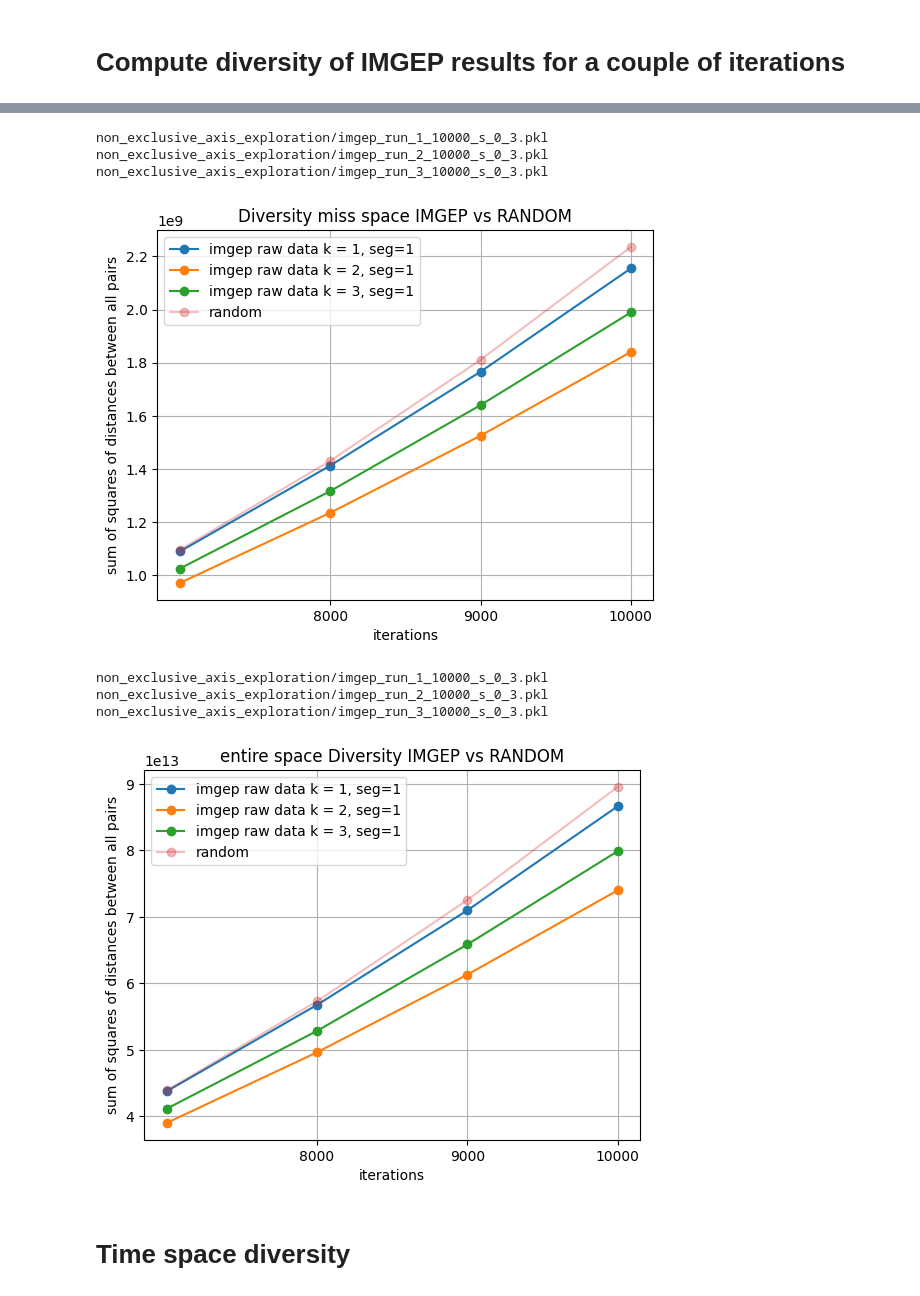
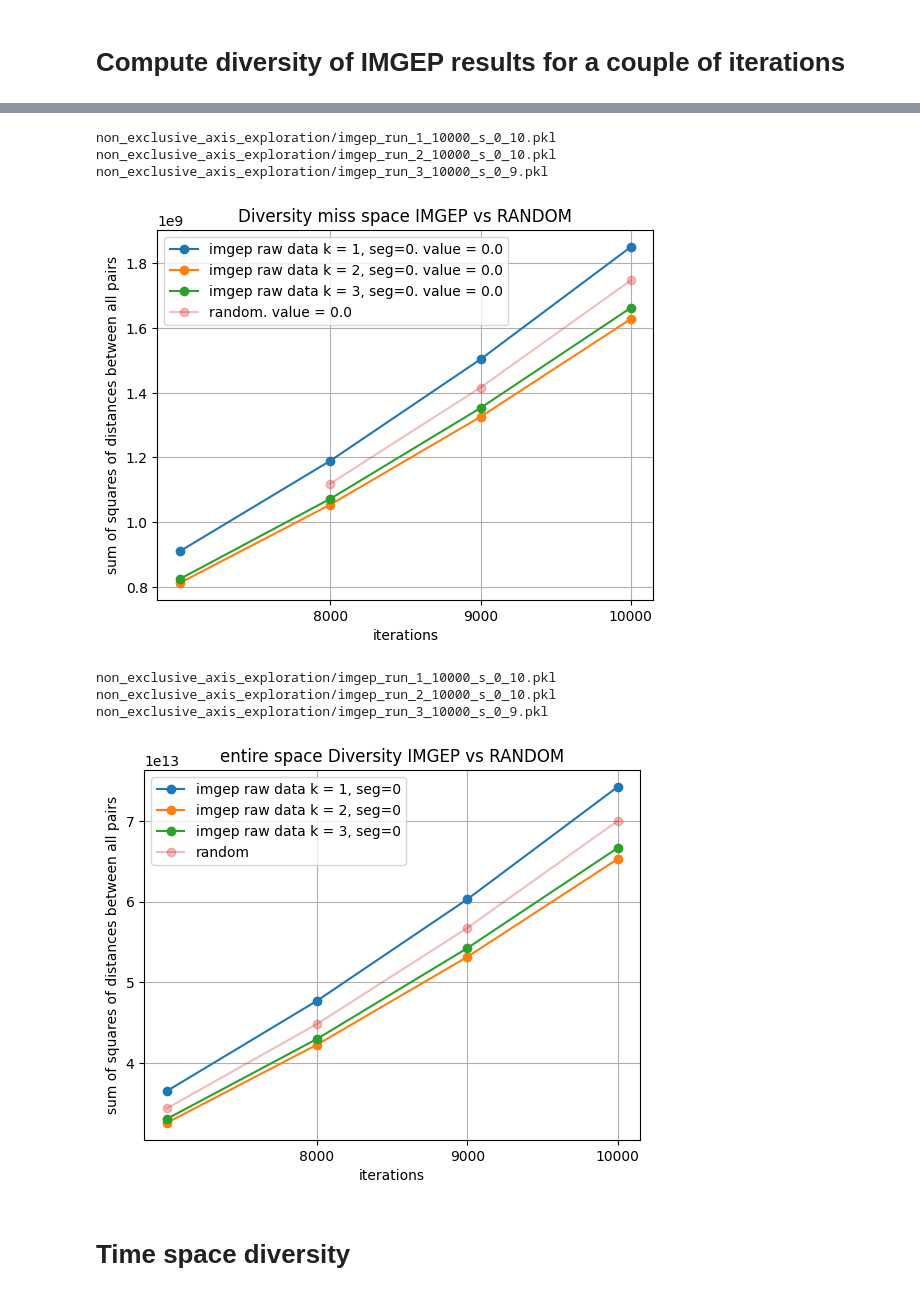
Before and after one commit to Ludoviccccc/ExplorationSimu3, a Jupyter notebook: visualisation_plot.ipynb, the cells around one changed output, grey strips where cells are left out. Cells and saved outputs as stored; diff of their text form; code cells hidden in the pictures.

```diff
--- a/visualisation_plot.ipynb
+++ b/visualisation_plot.ipynb
@@ -61,7 +61,7 @@ idx = np.where(max_<=1.0)[0]
 diff = lambda tab,j: np.sum(np.abs(tab[j+1:,idx]-tab[j,idx])**2,axis=1)
 distances = [[] for j in range(N)]
 diversities_rand = np.zeros((N//1000)+1)
-
+s_list = [0]
 for j in range(N):
     distances[j] = diff(content_rand['tabular_view'],j)
 for j,n in enumerate(range(0,N+1,1000)):
@@ -70,7 +70,7 @@ for j,n in enumerate(range(0,N+1,1000)):
 diversities = np.zeros((1,3,1+N//1000))
 for f,folder in enumerate(['non_exclusive_axis_exploration']):
     for i,k in enumerate([1,2,3]):
-        for s in [0]:
+        for s in s_list:
             name = f'{folder}/imgep_run_{k}_{N}_s_{s}'
             content_imgep = load(name)
             distances = [[] for j in range(len(content_imgep['tabular_view']))]
@@ -79,26 +79,26 @@ for f,folder in enumerate(['non_exclusive_axis_exploration']):
             for j,n in enumerate(range(0,N+1,1000)):
                 diversities[f,i,j] = np.sum([np.sum(o[:n-i]) for i,o in  enumerate(distances[:n])])
 # %% [output]
-non_exclusive_axis_exploration/imgep_run_1_10000_s_0_3.pkl
-non_exclusive_axis_exploration/imgep_run_2_10000_s_0_3.pkl
-non_exclusive_axis_exploration/imgep_run_3_10000_s_0_3.pkl
+non_exclusive_axis_exploration/imgep_run_1_10000_s_0_10.pkl
+non_exclusive_axis_exploration/imgep_run_2_10000_s_0_10.pkl
+non_exclusive_axis_exploration/imgep_run_3_10000_s_0_9.pkl
 # %%
 import matplotlib.pyplot as plt
 plt.figure()
 for f,folder in  enumerate(['imgep raw data']):
     for i,k in enumerate([1,2,3]):
-        for s in [1]:
-            plt.plot(np.arange(0,N+1,1000)[-4:],diversities[f,i][-4:],'-o',label=f'{folder} k = {k}, seg={s}')
-plt.plot(np.arange(0,N+1,1000)[-4:],diversities_rand[-4:],'-o',label=f'random',alpha=.3)
+        for s in s_list:
+            plt.plot(np.arange(0,N+1,1000)[-4:],diversities[f,i][-4:],'-o',label=f'{folder} k = {k}, seg={s}. value = {round(diversities[f,i][-1]/1e13,2)}')
+plt.plot(np.arange(0,N+1,1000)[-3:],diversities_rand[-3:],'-o',label=f'random. value = {round(diversities[f,i][-1]/1e13,2)}',alpha=.3)
 plt.grid()
 plt.title('Diversity miss space IMGEP vs RANDOM')
 plt.ylabel('sum of squares of distances between all pairs')
 plt.xlabel('iterations')
 plt.xticks(range(8000,10001,1000))
 plt.legend()
 plt.show()
 # %% [output]
-[figure, old version]
+[figure, new version]
 # %%
 tab = content_rand['tabular_view']
 max_ = np.max(tab,axis=0)
@@ -118,7 +118,7 @@ for j,n in enumerate(range(0,len(tab)+1,1000)):
 diversities = np.zeros((1,3,1+len(tab)//1000))
 for f,folder in enumerate(['non_exclusive_axis_exploration']):
     for i,k in enumerate([1,2,3]):
-        for s in [0]:
+        for s in s_list:
             name = f'{folder}/imgep_run_{k}_{N}_s_{s}'
             content_imgep = load(name)
             tab = content_imgep['tabular_view']
@@ -131,15 +131,15 @@ for f,folder in enumerate(['non_exclusive_axis_exploration']):
             for j,n in enumerate(range(0,len(tab)+1,1000)):
                 diversities[f,i,j] = np.sum([np.sum(o[:n-i]) for i,o in  enumerate(distances[:n])])
 # %% [output]
-non_exclusive_axis_exploration/imgep_run_1_10000_s_0_3.pkl
-non_exclusive_axis_exploration/imgep_run_2_10000_s_0_3.pkl
-non_exclusive_axis_exploration/imgep_run_3_10000_s_0_3.pkl
+non_exclusive_axis_exploration/imgep_run_1_10000_s_0_10.pkl
+non_exclusive_axis_exploration/imgep_run_2_10000_s_0_10.pkl
+non_exclusive_axis_exploration/imgep_run_3_10000_s_0_9.pkl
 # %%
 import matplotlib.pyplot as plt
 plt.figure()
 for f,folder in  enumerate(['imgep raw data']):
     for i,k in enumerate([1,2,3]):
-        for s in [1]:
+        for s in s_list:
             plt.plot(np.arange(0,N+1,1000)[-4:],diversities[f,i][-4:],'-o',label=f'{folder} k = {k}, seg={s}')
 plt.plot(np.arange(0,N+1,1000)[-4:],diversities_rand[-4:],'-o',label=f'random',alpha=.3)
 plt.grid()
@@ -150,7 +150,7 @@ plt.xticks(range(8000,10001,1000))
 plt.legend()
 plt.show()
 # %% [output]
-[figure, old version]
+[figure, new version]
 # %% [markdown]
 # Time space diversity
 # %%
```
Also changed, not shown: parts of 4 cells of this notebook, 16 other files.
